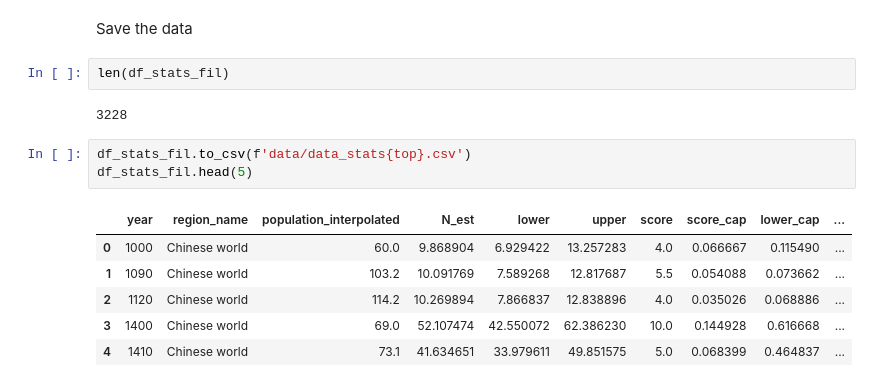
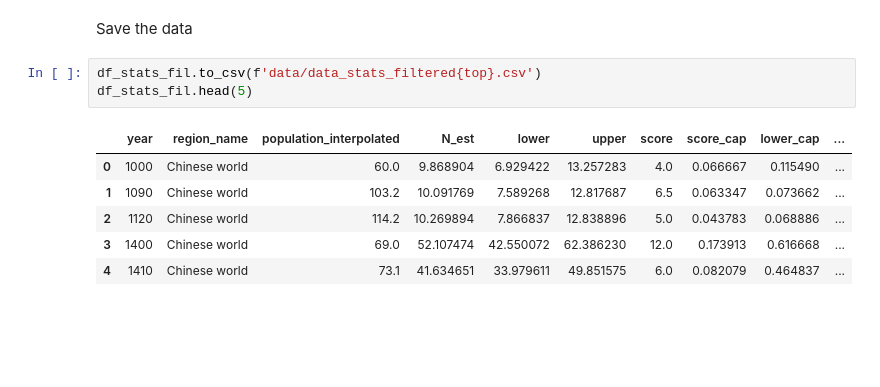
Before and after one commit to charlesdedampierre/cultura_project, a Jupyter notebook: bayesian_statistics/make_stats.ipynb, the cells around one changed output. Drawn from its saved outputs; the diff is of its cells as text; blank space fills up the shorter version.

```diff
--- a/bayesian_statistics/make_stats.ipynb
+++ b/bayesian_statistics/make_stats.ipynb
@@ -220,17 +220,13 @@ df_stats_fil['restricted'] [~df_stats_fil['region_name'].isin(restricted)] = '0'
 df_stats_fil = df_stats_fil.reset_index(drop=True)
 # %% [markdown]
 Save the data
-# %%
-len(df_stats_fil)
-# %% [output]
-3228
 # %%
-df_stats_fil.to_csv(f'data/data_stats{top}.csv')
+df_stats_fil.to_csv(f'data/data_stats_filtered{top}.csv')
 df_stats_fil.head(5)
 # %% [output]
 |  | year | region_name | population_interpolated | N_est | lower | upper | score | score_cap | lower_cap | ... |
 | 0 | 1000 | Chinese world | 60.0 | 9.868904 | 6.929422 | 13.257283 | 4.0 | 0.066667 | 0.115490 | ... |
-| 1 | 1090 | Chinese world | 103.2 | 10.091769 | 7.589268 | 12.817687 | 5.5 | 0.054088 | 0.073662 | ... |
-| 2 | 1120 | Chinese world | 114.2 | 10.269894 | 7.866837 | 12.838896 | 4.0 | 0.035026 | 0.068886 | ... |
-| 3 | 1400 | Chinese world | 69.0 | 52.107474 | 42.550072 | 62.386230 | 10.0 | 0.144928 | 0.616668 | ... |
-| 4 | 1410 | Chinese world | 73.1 | 41.634651 | 33.979611 | 49.851575 | 5.0 | 0.068399 | 0.464837 | ... |
+| 1 | 1090 | Chinese world | 103.2 | 10.091769 | 7.589268 | 12.817687 | 6.5 | 0.063347 | 0.073662 | ... |
+| 2 | 1120 | Chinese world | 114.2 | 10.269894 | 7.866837 | 12.838896 | 5.0 | 0.043783 | 0.068886 | ... |
+| 3 | 1400 | Chinese world | 69.0 | 52.107474 | 42.550072 | 62.386230 | 12.0 | 0.173913 | 0.616668 | ... |
+| 4 | 1410 | Chinese world | 73.1 | 41.634651 | 33.979611 | 49.851575 | 6.0 | 0.082079 | 0.464837 | ... |
```
Also changed, not shown: 4 other files.
